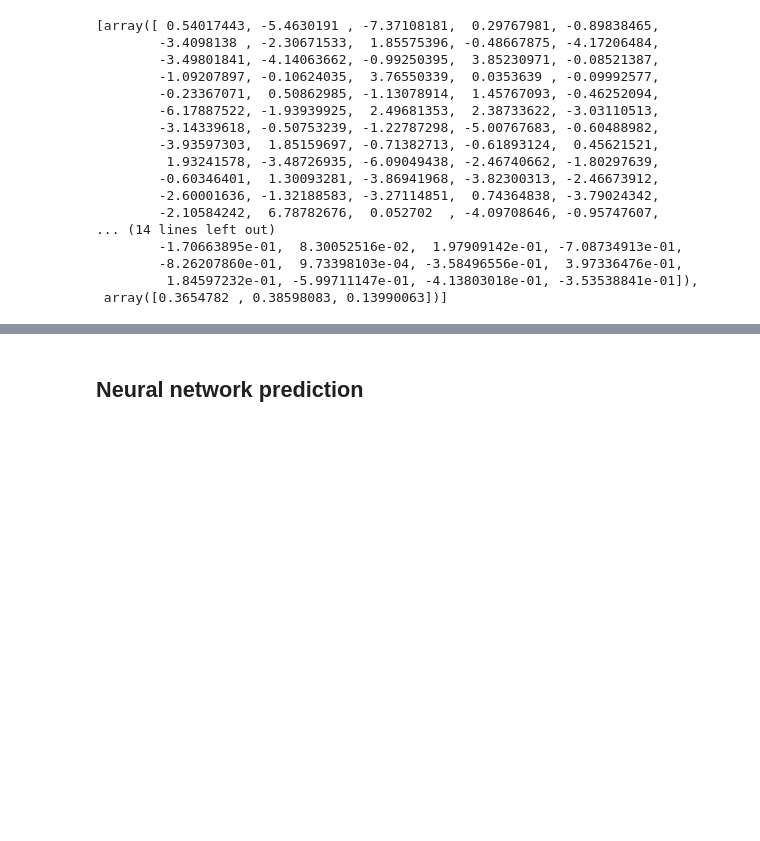
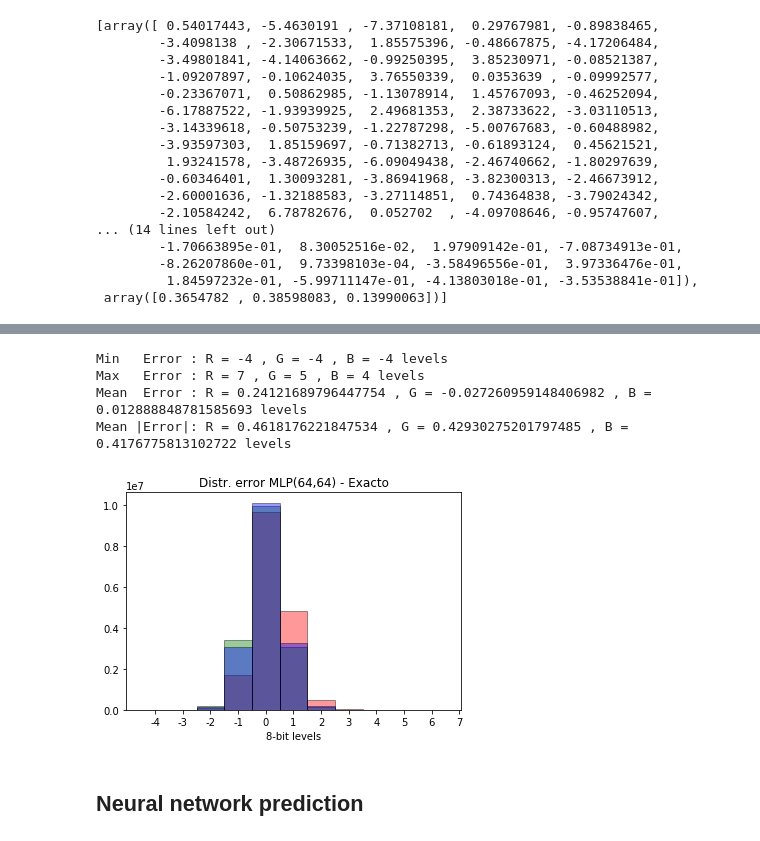
Before and after one commit to gluijk/image-processing-mlp, a Jupyter notebook: image-processing-mlp.ipynb, the cells around one changed output, grey strips where cells are left out. Cells and saved outputs as stored; diff of their text form; code cells hidden in the pictures; blank space fills up the shorter version.

```diff
--- a/image-processing-mlp.ipynb
+++ b/image-processing-mlp.ipynb
@@ -168,0 +194,13 @@ regr.intercepts_
+# %%
+# Original histogram
+targets  = imageio.imread('RGB16Million_processed.png')
+
+# Targets histogram
+R_target = targets[:, :, 0].flatten()
+G_target = targets[:, :, 1].flatten()
+B_target = targets[:, :, 2].flatten()
+
+plt.hist(R_target, bins=range(0, 257), color='r', alpha=0.4)
+plt.hist(G_target, bins=range(0, 257), color='g', alpha=0.4)
+plt.hist(B_target, bins=range(0, 257), color='b', alpha=0.4)
+plt.show();
@@ -169,3 +209,29 @@ regr.intercepts_
+# %%
+# Compute Error in 8-bit levels
+R_error = R_pred - R_target
+G_error = G_pred - G_target
+B_error = B_pred - B_target
+
+print("Min   Error : R =", np.min(R_error), ", G =", np.min(G_error), ", B =", np.min(B_error), "levels")
+print("Max   Error : R =", np.max(R_error), ", G =", np.max(G_error), ", B =", np.max(B_error), "levels")
+print("Mean  Error : R =", np.mean(R_error), ", G =", np.mean(G_error), ", B =", np.mean(B_error), "levels")
+print("Mean |Error|: R =", np.mean(abs(R_error)), ", G =", np.mean(abs(G_error)), ", B =", np.mean(abs(B_error)), "levels")
+# %% [output]
+Min   Error : R = -4 , G = -4 , B = -4 levels
+Max   Error : R = 7 , G = 5 , B = 4 levels
+Mean  Error : R = 0.24121689796447754 , G = -0.027260959148406982 , B = 0.012888848781585693 levels
+Mean |Error|: R = 0.4618176221847534 , G = 0.42930275201797485 , B = 0.4176775813102722 levels
+# %%
+bin = np.array(range(-4, 7 + 1))
+plt.hist(R_error, bins=bin, facecolor='r', edgecolor='black', alpha=0.4)
+plt.hist(G_error, bins=bin, facecolor='g', edgecolor='black', alpha=0.4)
+plt.hist(B_error, bins=bin, facecolor='b', edgecolor='black', alpha=0.4)
+plt.xticks(bin + 0.5, bin)
+plt.xlabel('8-bit levels')
+plt.title('Distr. error MLP(64,64) - Exacto')
+plt.show();
+# %% [output]
+[figure, added]
 # %% [markdown]
 ## Neural network prediction
 # %%
```
Also changed, not shown: parts of 9 cells of this notebook.
